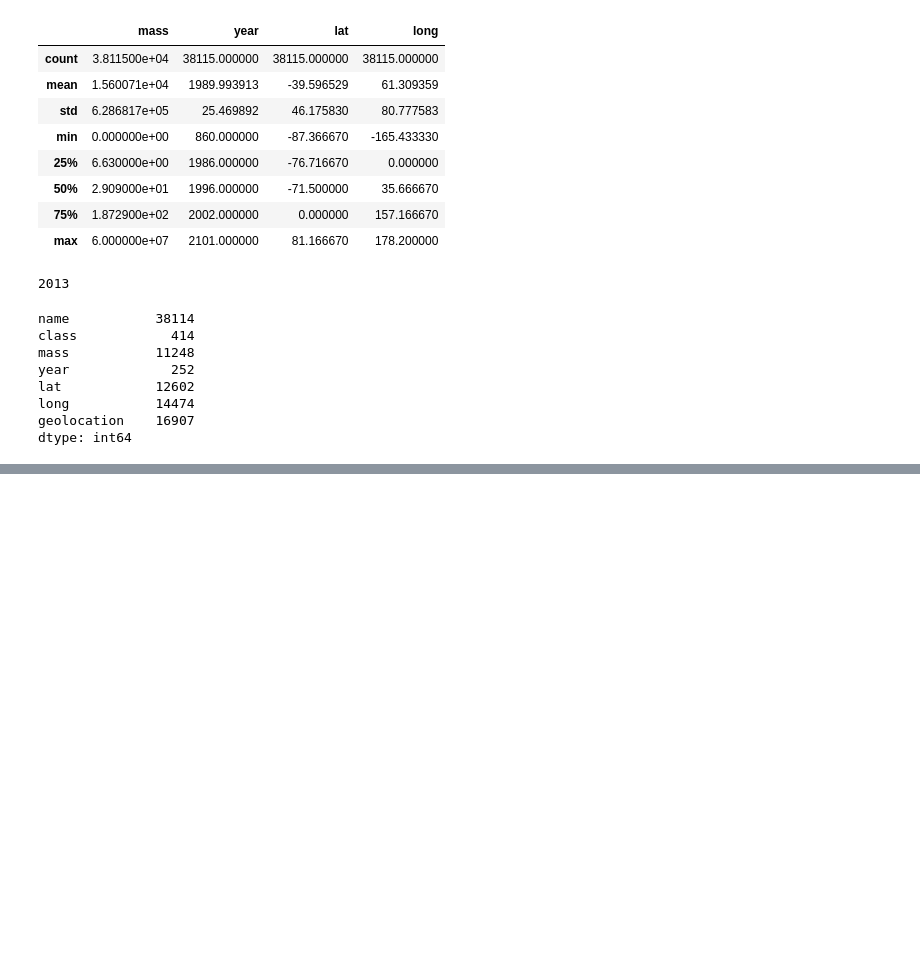
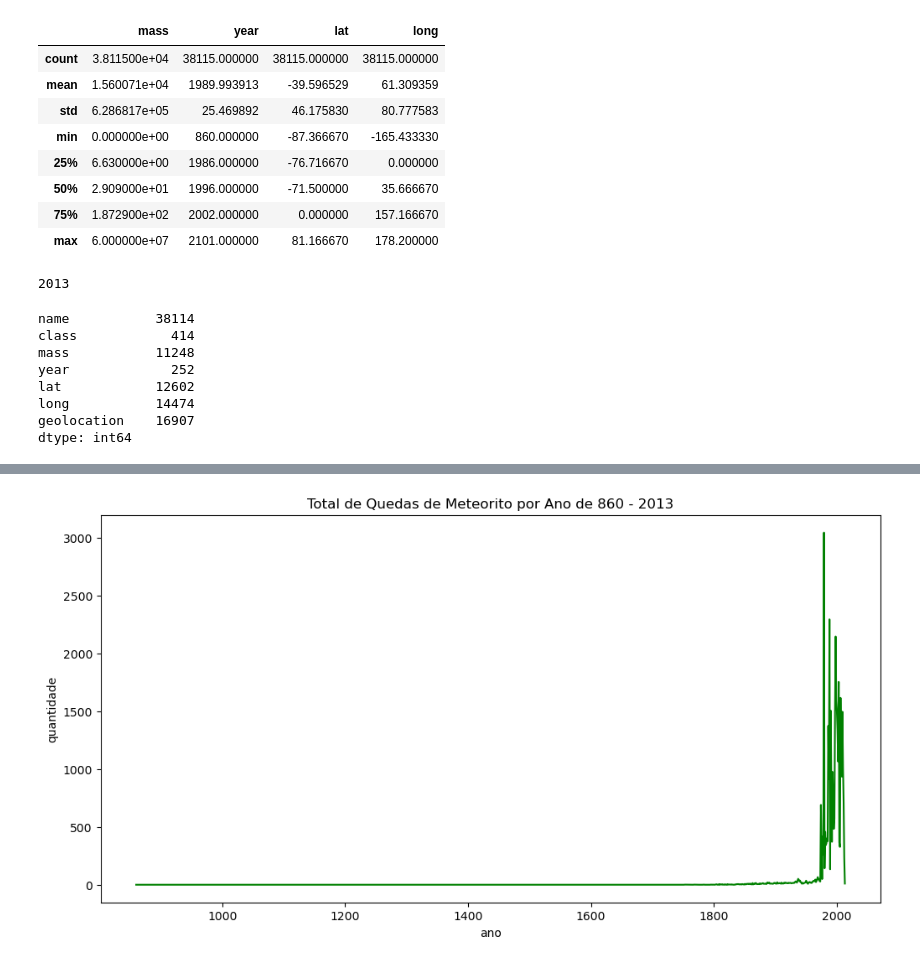
Before and after one commit to Thon20/ANALISE-METEORITOS, a Jupyter notebook: analise-meteoritos.ipynb, the cells around one changed output, grey strips where cells are left out. Cells and saved outputs as stored; diff of their text form; code cells hidden in the pictures; blank space fills up the shorter version.

Commit message:
Total de Queda por Ano

```diff
--- a/analise-meteoritos.ipynb
+++ b/analise-meteoritos.ipynb
@@ -160,0 +167,4 @@ dtype: int64
+# %%
+# Total de queda de meteorito por ano
+total_meteorito_ano = df.groupby('year').size().reset_index(name = 'quantidade')
+total_meteorito_ano.head()
@@ -160,0 +178,8 @@ dtype: int64
+# %%
+plt.figure(figsize = (12, 6))
+sns.lineplot(data = total_meteorito_ano, x = 'year', y = 'quantidade', color = 'green')
+plt.title('Total de Quedas de Meteorito por Ano de 860 - 2013')
+plt.xlabel('ano')
+plt.show();
+# %% [output]
+[figure, added]
```
Also changed, not shown: parts of 7 cells of this notebook.
